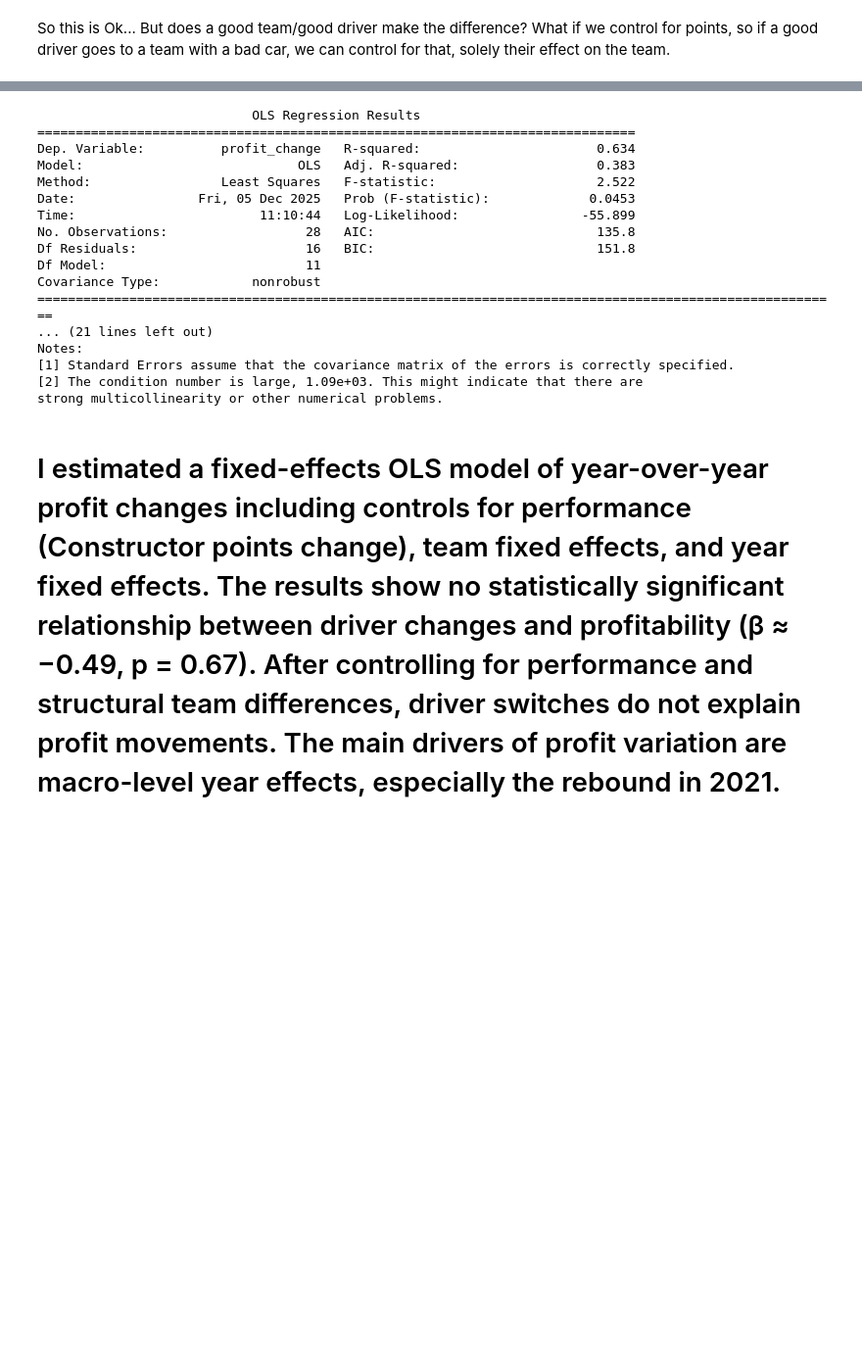
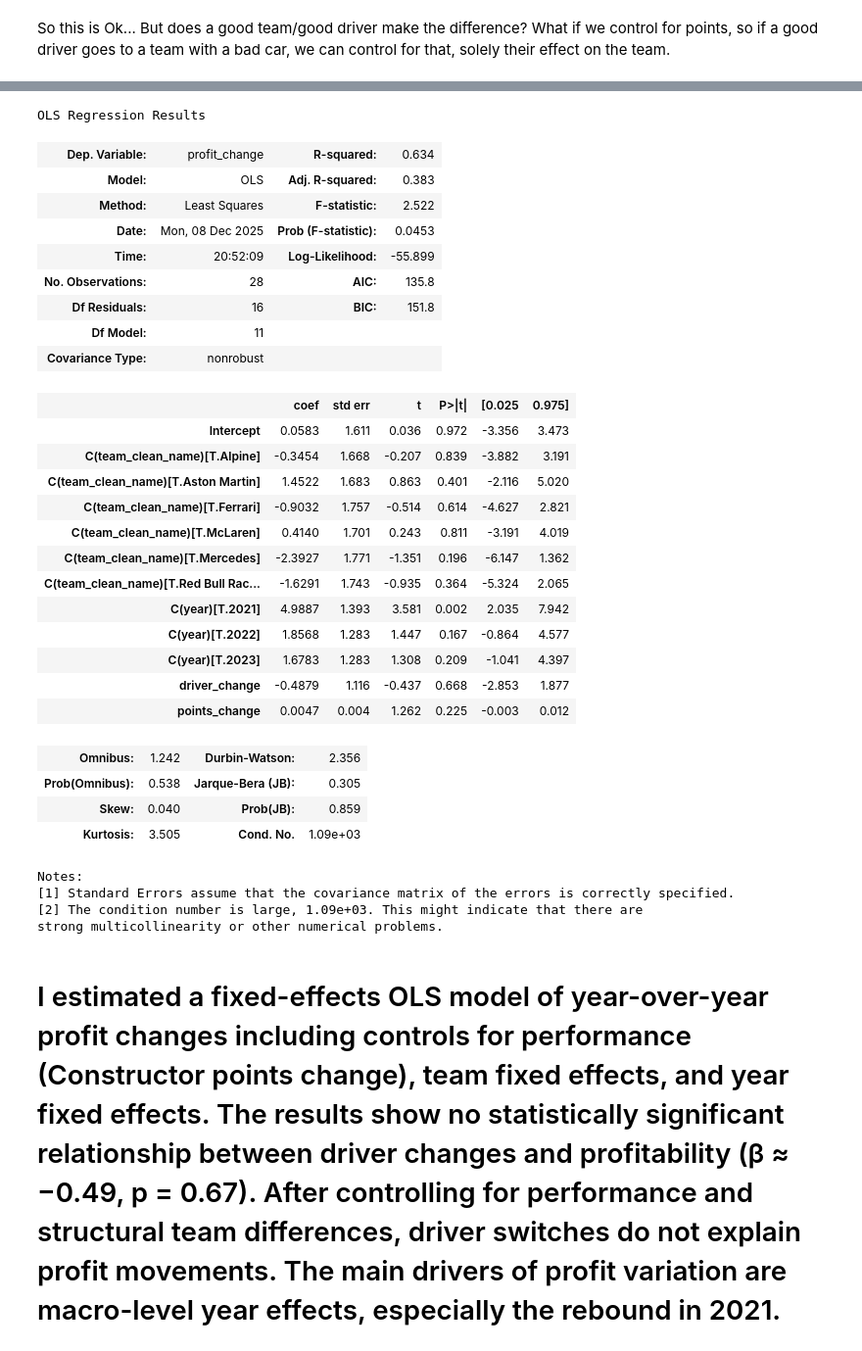
Before and after one commit to messymoose/ECON570, a Jupyter notebook: F1/final_project.ipynb, the cells around one changed output, grey strips where cells are left out. Shown at 98% size. Drawn from its saved outputs; the diff is of its cells as text; code cells hidden in the pictures; blank space fills up the shorter version.

```diff
--- a/F1/final_project.ipynb
+++ b/F1/final_project.ipynb
@@ -387,50 +387,64 @@ core           INFO     Finished loading data for 20 drivers: ['1', '16', '63',
 # %%
 # name_map from earlier
 team_points["team_clean_name"] = team_points["team_f1"].map(name_map)
 team_points = team_points.dropna(subset=["team_clean_name"])
 
 
 panel = panel.merge(
     team_points[["team_clean_name", "year", "points"]],
     on=["team_clean_name", "year"],
     how="left"
 )
 #Create lagged points + points_change
 panel = panel.sort_values(["team_clean_name", "year"])
 
 panel["points_prev"] = panel.groupby("team_clean_name")["points"].shift(1)
 panel["points_change"] = panel["points"] - panel["points_prev"]
 
 #build regression dataset
 reg_data = panel.dropna(subset=["profit_prev", "points_prev"]).copy()
 
 
 
 #ols control for points
 model_pts = smf.ols(
     "profit_change ~ driver_change + points_change + C(team_clean_name) + C(year)",
     data=reg_data
 ).fit()
 
-print(model_pts.summary())
+model_pts.summary()
 # %% [output]
-                            OLS Regression Results
-==============================================================================
-Dep. Variable:          profit_change   R-squared:                       0.634
-Model:                            OLS   Adj. R-squared:                  0.383
-Method:                 Least Squares   F-statistic:                     2.522
-Date:                Fri, 05 Dec 2025   Prob (F-statistic):             0.0453
-Time:                        11:10:44   Log-Likelihood:                -55.899
-No. Observations:                  28   AIC:                             135.8
-Df Residuals:                      16   BIC:                             151.8
-Df Model:                          11
-Covariance Type:            nonrobust
-=========================================================================================================
-... (21 lines left out)
-Notes:
-[1] Standard Errors assume that the covariance matrix of the errors is correctly specified.
-[2] The condition number is large, 1.09e+03. This might indicate that there are
-strong multicollinearity or other numerical problems.
+OLS Regression Results
+| Dep. Variable: | profit_change | R-squared: | 0.634 |
+| Model: | OLS | Adj. R-squared: | 0.383 |
+| Method: | Least Squares | F-statistic: | 2.522 |
+| Date: | Mon, 08 Dec 2025 | Prob (F-statistic): | 0.0453 |
+| Time: | 20:52:09 | Log-Likelihood: | -55.899 |
+| No. Observations: | 28 | AIC: | 135.8 |
+| Df Residuals: | 16 | BIC: | 151.8 |
+| Df Model: | 11 |  |  |
+| Covariance Type: | nonrobust |  |  |
+|  | coef | std err | t | P>|t| | [0.025 | 0.975] |
+| Intercept | 0.0583 | 1.611 | 0.036 | 0.972 | -3.356 | 3.473 |
+| C(team_clean_name)[T.Alpine] | -0.3454 | 1.668 | -0.207 | 0.839 | -3.882 | 3.191 |
+| C(team_clean_name)[T.Aston Martin] | 1.4522 | 1.683 | 0.863 | 0.401 | -2.116 | 5.020 |
+| C(team_clean_name)[T.Ferrari] | -0.9032 | 1.757 | -0.514 | 0.614 | -4.627 | 2.821 |
+| C(team_clean_name)[T.McLaren] | 0.4140 | 1.701 | 0.243 | 0.811 | -3.191 | 4.019 |
+| C(team_clean_name)[T.Mercedes] | -2.3927 | 1.771 | -1.351 | 0.196 | -6.147 | 1.362 |
+| C(team_clean_name)[T.Red Bull Rac... | -1.6291 | 1.743 | -0.935 | 0.364 | -5.324 | 2.065 |
+| C(year)[T.2021] | 4.9887 | 1.393 | 3.581 | 0.002 | 2.035 | 7.942 |
+| C(year)[T.2022] | 1.8568 | 1.283 | 1.447 | 0.167 | -0.864 | 4.577 |
+| C(year)[T.2023] | 1.6783 | 1.283 | 1.308 | 0.209 | -1.041 | 4.397 |
+| driver_change | -0.4879 | 1.116 | -0.437 | 0.668 | -2.853 | 1.877 |
+| points_change | 0.0047 | 0.004 | 1.262 | 0.225 | -0.003 | 0.012 |
+| Omnibus: | 1.242 | Durbin-Watson: | 2.356 |
+| Prob(Omnibus): | 0.538 | Jarque-Bera (JB): | 0.305 |
+| Skew: | 0.040 | Prob(JB): | 0.859 |
+| Kurtosis: | 3.505 | Cond. No. | 1.09e+03 |
+Notes:
+[1] Standard Errors assume that the covariance matrix of the errors is correctly specified.
+[2] The condition number is large, 1.09e+03. This might indicate that there are
+strong multicollinearity or other numerical problems.
 # %% [markdown]
 # I estimated a fixed-effects OLS model of year-over-year profit changes including controls for performance (Constructor points change), team fixed effects, and year fixed effects. The results show no statistically significant relationship between driver changes and profitability (β ≈ −0.49, p = 0.67). After controlling for performance and structural team differences, driver switches do not explain profit movements. The main drivers of profit variation are macro-level year effects, especially the rebound in 2021.
 # %%
```
Also changed, not shown: parts of 8 cells of this notebook, 6 other files.
